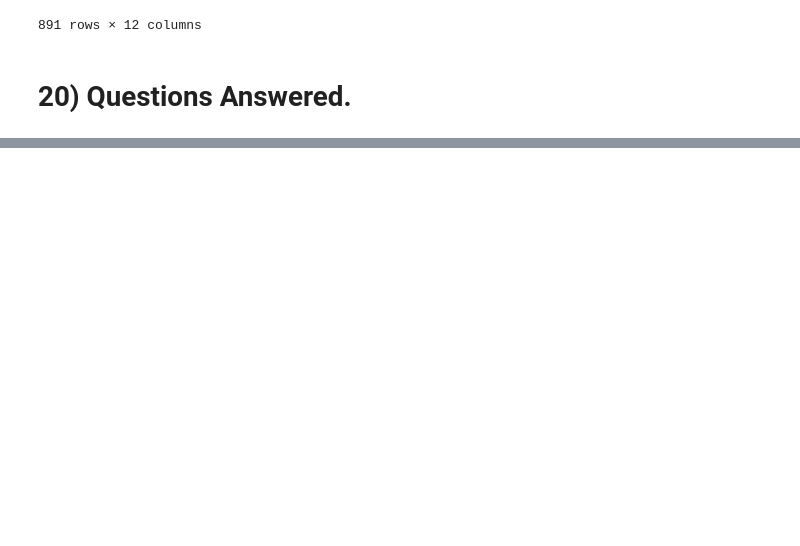
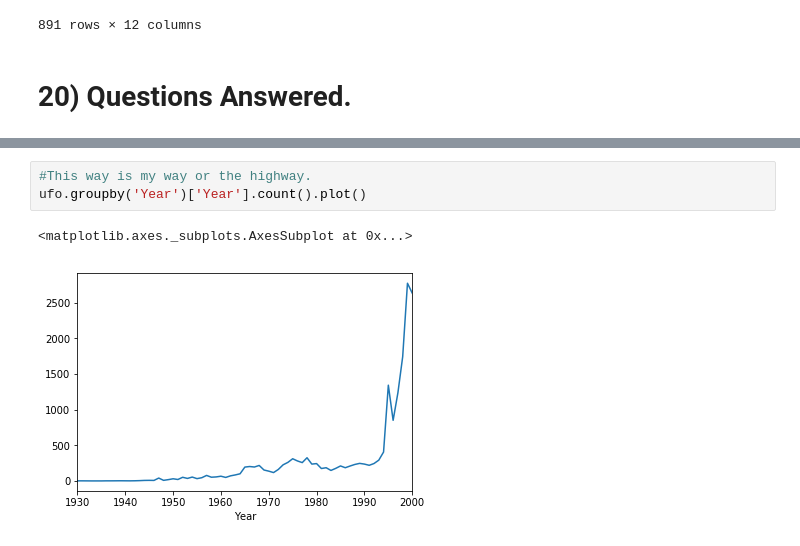
Before and after one commit to causapablo/Data-School, a Jupyter notebook: My practices on the course/Practicas Data School.ipynb, the cells around one changed output, grey strips where cells are left out. Cells and saved outputs as stored; diff of their text form; blank space fills up the shorter version.

```diff
--- a/My practices on the course/Practicas Data School.ipynb
+++ b/My practices on the course/Practicas Data School.ipynb
@@ -1684,0 +1961,6 @@ pd.read_pickle('train.pkl')
+# %%
+#This way is my way or the highway.
+ufo.groupby('Year')['Year'].count().plot()
+# %% [output]
+<matplotlib.axes._subplots.AxesSubplot at 0x...>
+[figure, added]
```
Also changed, not shown: parts of 44 cells of this notebook.
